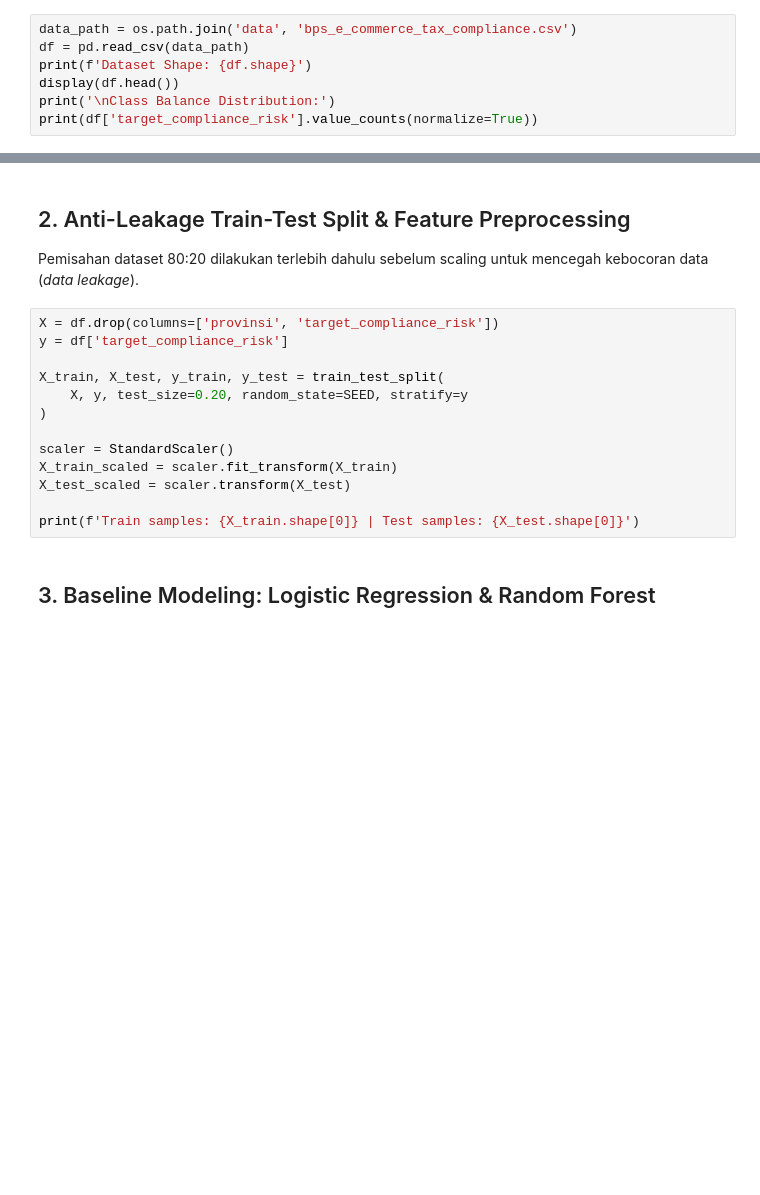
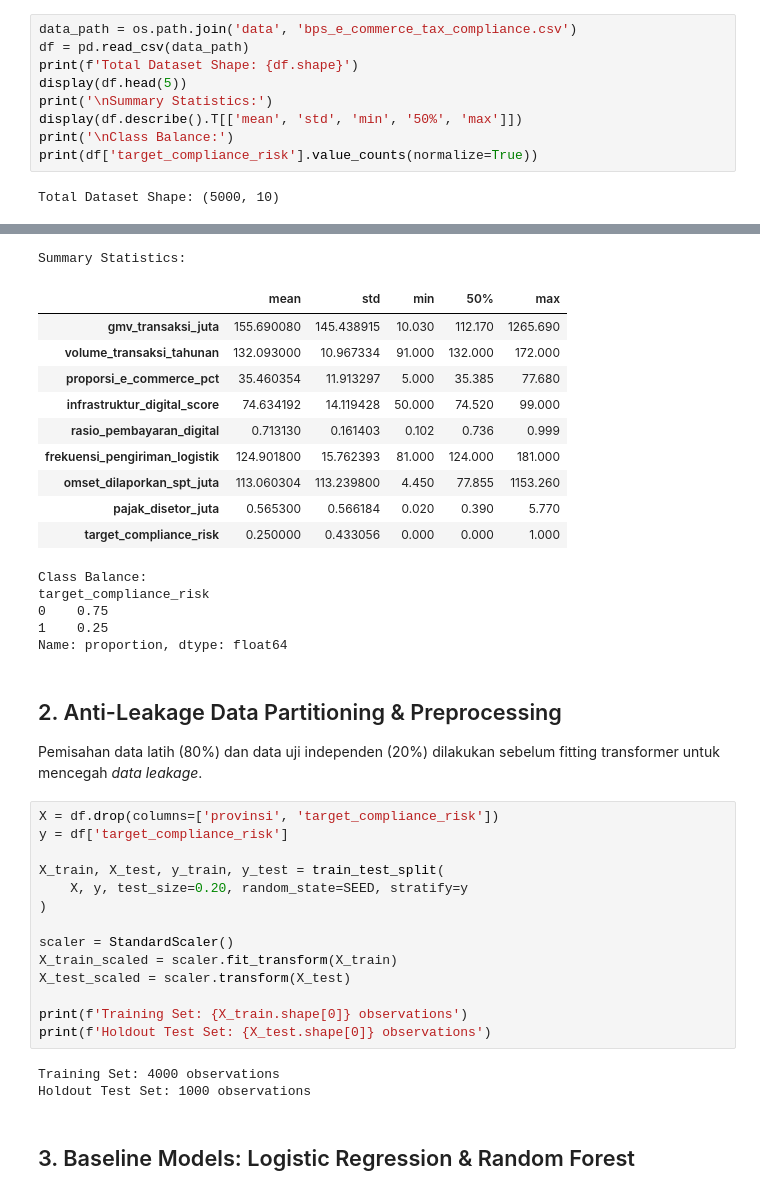
Before and after one commit to izamrosiawan/tax-compliance-automl, a Jupyter notebook: notebook.ipynb, the cells around one changed output, grey strips where cells are left out. Saved outputs shown, nothing was run; the diff lists cells and outputs as text; blank space fills up the shorter version.

```diff
--- a/notebook.ipynb
+++ b/notebook.ipynb
@@ -35,7 +39,11 @@ Dataset mengintegrasikan data statistik e-commerce regional Badan Pusat Statisti
 # %%
 data_path = os.path.join('data', 'bps_e_commerce_tax_compliance.csv')
 df = pd.read_csv(data_path)
-print(f'Dataset Shape: {df.shape}')
-display(df.head())
-print('\nClass Balance Distribution:')
+print(f'Total Dataset Shape: {df.shape}')
+display(df.head(5))
+print('\nSummary Statistics:')
+display(df.describe().T[['mean', 'std', 'min', '50%', 'max']])
+print('\nClass Balance:')
 print(df['target_compliance_risk'].value_counts(normalize=True))
+# %% [output]
+Total Dataset Shape: (5000, 10)
@@ -42,7 +56,23 @@ print(df['target_compliance_risk'].value_counts(normalize=True))
+Summary Statistics:
+|  | mean | std | min | 50% | max |
+| gmv_transaksi_juta | 155.690080 | 145.438915 | 10.030 | 112.170 | 1265.690 |
+| volume_transaksi_tahunan | 132.093000 | 10.967334 | 91.000 | 132.000 | 172.000 |
+| proporsi_e_commerce_pct | 35.460354 | 11.913297 | 5.000 | 35.385 | 77.680 |
+| infrastruktur_digital_score | 74.634192 | 14.119428 | 50.000 | 74.520 | 99.000 |
+| rasio_pembayaran_digital | 0.713130 | 0.161403 | 0.102 | 0.736 | 0.999 |
+| frekuensi_pengiriman_logistik | 124.901800 | 15.762393 | 81.000 | 124.000 | 181.000 |
+| omset_dilaporkan_spt_juta | 113.060304 | 113.239800 | 4.450 | 77.855 | 1153.260 |
+| pajak_disetor_juta | 0.565300 | 0.566184 | 0.020 | 0.390 | 5.770 |
+| target_compliance_risk | 0.250000 | 0.433056 | 0.000 | 0.000 | 1.000 |
+Class Balance:
+target_compliance_risk
+0    0.75
+1    0.25
+Name: proportion, dtype: float64
 # %% [markdown]
-## 2. Anti-Leakage Train-Test Split & Feature Preprocessing
+## 2. Anti-Leakage Data Partitioning & Preprocessing
 
-Pemisahan dataset 80:20 dilakukan terlebih dahulu sebelum scaling untuk mencegah kebocoran data (*data leakage*).
+Pemisahan data latih (80%) dan data uji independen (20%) dilakukan sebelum fitting transformer untuk mencegah *data leakage*.
 # %%
 X = df.drop(columns=['provinsi', 'target_compliance_risk'])
 y = df['target_compliance_risk']
@@ -55,7 +85,11 @@ scaler = StandardScaler()
 X_train_scaled = scaler.fit_transform(X_train)
 X_test_scaled = scaler.transform(X_test)
 
-print(f'Train samples: {X_train.shape[0]} | Test samples: {X_test.shape[0]}')
+print(f'Training Set: {X_train.shape[0]} observations')
+print(f'Holdout Test Set: {X_test.shape[0]} observations')
+# %% [output]
+Training Set: 4000 observations
+Holdout Test Set: 1000 observations
 # %% [markdown]
-## 3. Baseline Modeling: Logistic Regression & Random Forest
+## 3. Baseline Models: Logistic Regression & Random Forest
 # %%
```
Also changed, not shown: parts of 13 cells of this notebook.
